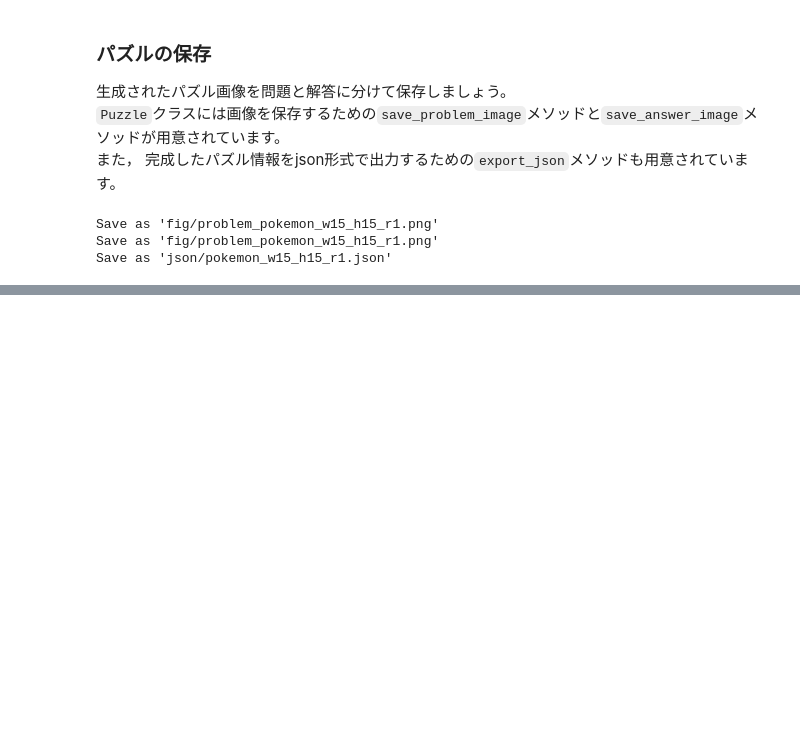
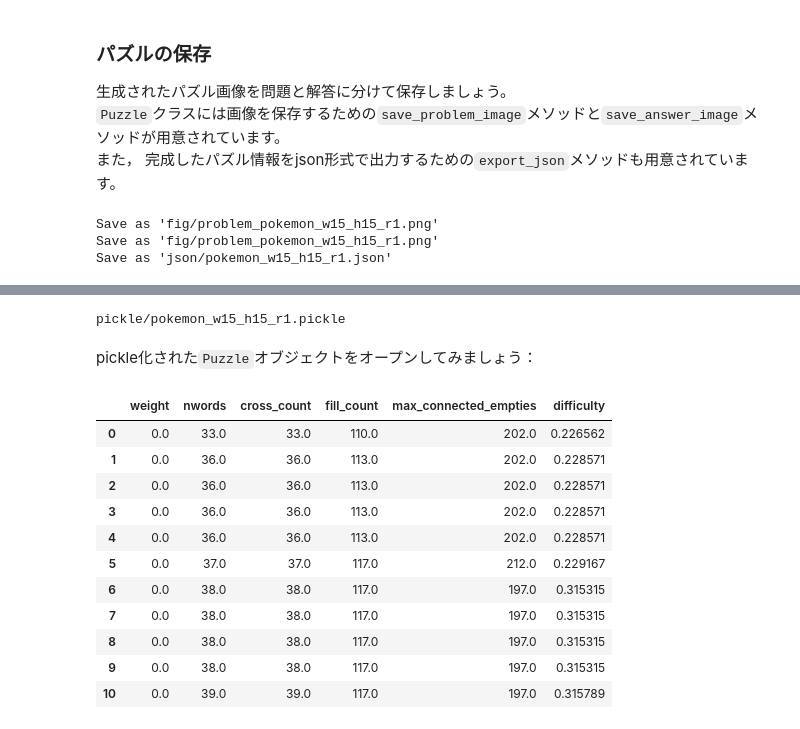
Before and after one commit to MakePuzz/pyzzle, a Jupyter notebook: example/example_basic.ipynb, the cells around one changed output, grey strips where cells are left out. Cells and saved outputs as stored; diff of their text form; code cells hidden in the pictures; blank space fills up the shorter version.

```diff
--- a/example/example_basic.ipynb
+++ b/example/example_basic.ipynb
@@ -420,0 +490,25 @@ Save as 'json/pokemon_w15_h15_r1.json'
+# %%
+puzzle.to_pickle(f"pickle/{oname[:-4]}.pickle")
+print(f"pickle/{oname[:-4]}.pickle")
+# %% [output]
+pickle/pokemon_w15_h15_r1.pickle
+# %% [markdown]
+pickle化された`Puzzle`オブジェクトをオープンしてみましょう：
+# %%
+import pickle
+with open(f"pickle/{oname[:-4]}.pickle", "rb") as f:
+    puzzle_pickled = pickle.load(f)
+puzzle_pickled.log
+# %% [output]
+|  | weight | nwords | cross_count | fill_count | max_connected_empties | difficulty |
+| 0 | 0.0 | 33.0 | 33.0 | 110.0 | 202.0 | 0.226562 |
+| 1 | 0.0 | 36.0 | 36.0 | 113.0 | 202.0 | 0.228571 |
+| 2 | 0.0 | 36.0 | 36.0 | 113.0 | 202.0 | 0.228571 |
+| 3 | 0.0 | 36.0 | 36.0 | 113.0 | 202.0 | 0.228571 |
+| 4 | 0.0 | 36.0 | 36.0 | 113.0 | 202.0 | 0.228571 |
+| 5 | 0.0 | 37.0 | 37.0 | 117.0 | 212.0 | 0.229167 |
+| 6 | 0.0 | 38.0 | 38.0 | 117.0 | 197.0 | 0.315315 |
+| 7 | 0.0 | 38.0 | 38.0 | 117.0 | 197.0 | 0.315315 |
+| 8 | 0.0 | 38.0 | 38.0 | 117.0 | 197.0 | 0.315315 |
+| 9 | 0.0 | 38.0 | 38.0 | 117.0 | 197.0 | 0.315315 |
+| 10 | 0.0 | 39.0 | 39.0 | 117.0 | 197.0 | 0.315789 |
```
Also changed, not shown: parts of 17 cells of this notebook, 4 other files.
